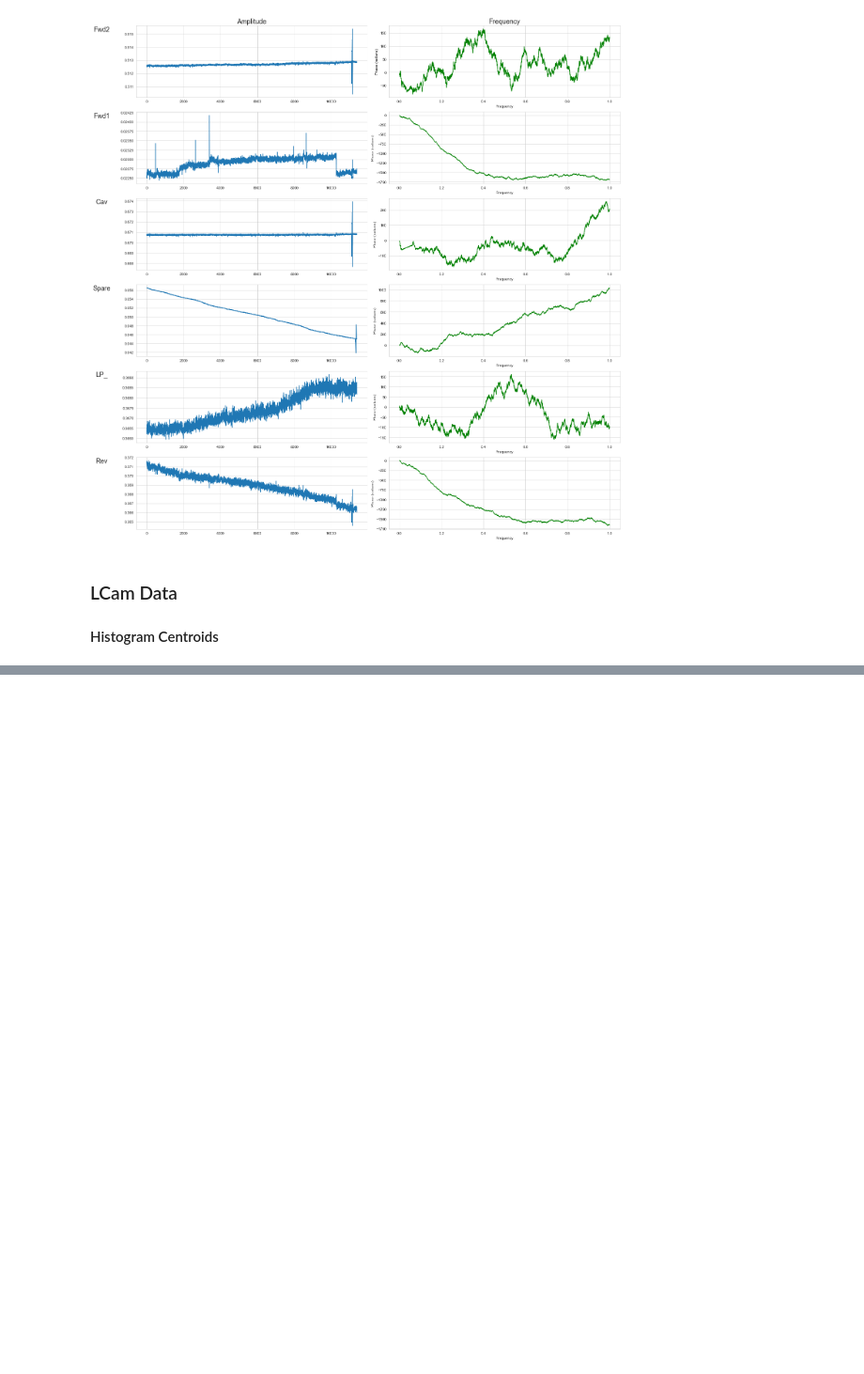
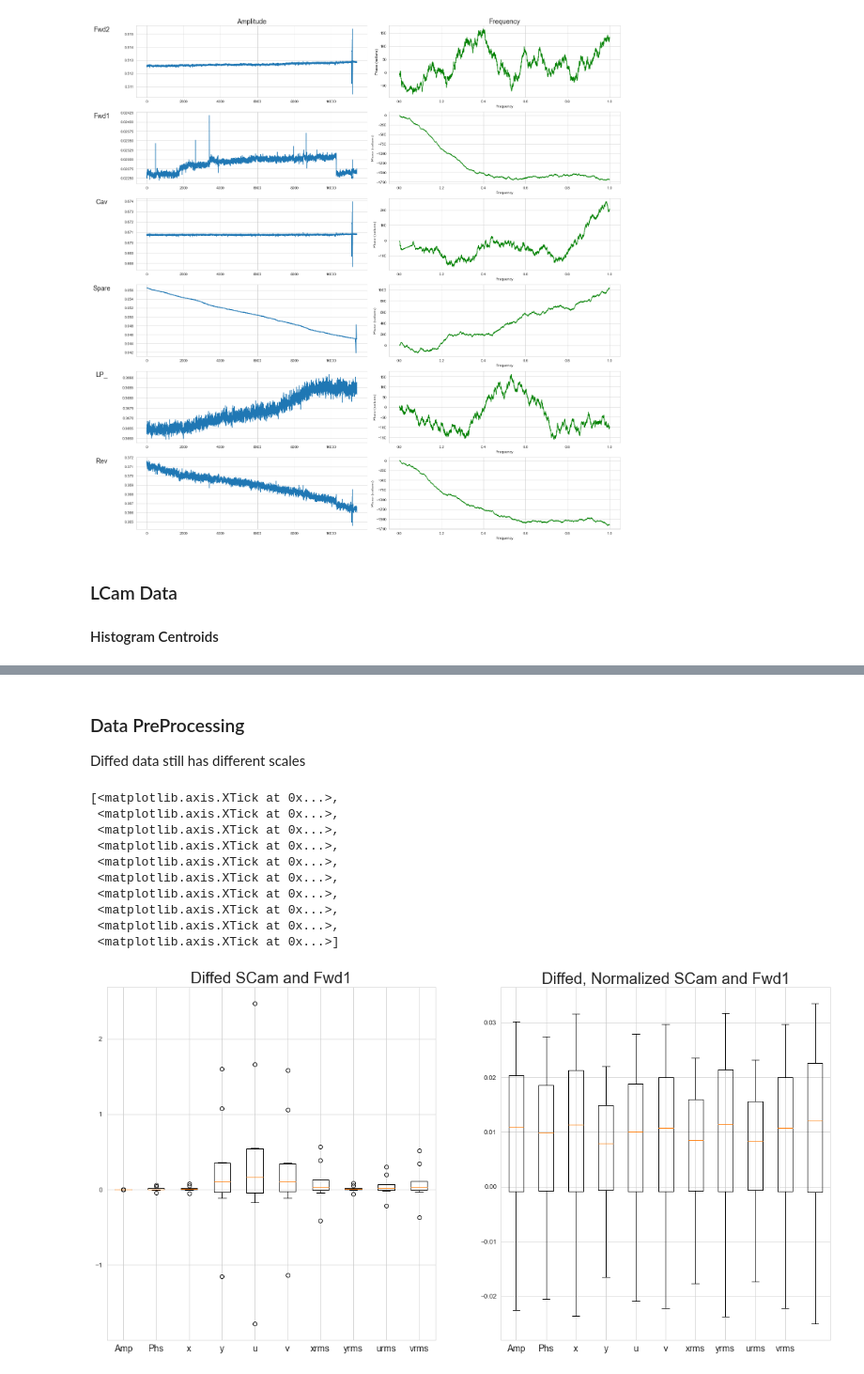
Before and after one commit to laurenmoos/marinetti, a Jupyter notebook: DataETL.ipynb, the cells around one changed output, grey strips where cells are left out. Shown at 94% size. Saved outputs shown, nothing was run; the diff lists cells and outputs as text; code cells hidden in the pictures; blank space fills up the shorter version.

Commit message:
ETL for LCam, SCam COM data

```diff
--- a/DataETL.ipynb
+++ b/DataETL.ipynb
@@ -205,0 +271,47 @@ joined.head()
+# %% [markdown]
+### Data PreProcessing
+Diffed data still has different scales
+# %%
+center = np.matrix([0.000002, -0.005998, 0.237731, -0.016951, 0.159700,-0.171462,0.053154, 0.005826, 0.025696, 0.049015])
+
+spread = np.matrix([0.000046, 0.252136, 0.320725, 6.744428, 10.392036, 6.644190, 2.399055, 0.347107, 1.252471, 2.181972])
+
+data = center.T * spread
+fig1, (ax1, ax2) = plt. subplots(1,2, figsize=(20, 10))
+ax1.set_title("Diffed SCam and Fwd1", fontsize=24)
+ax1.boxplot(data)
+
+ax1.set_xticks(range(1,11), ['Amp', 'Phs','x','y', 'u',
+        'v',
+        'xrms',
+        'yrms',
+        'urms',
+        'vrms'], fontsize=14)
+
+
+center_scaled = np.matrix([0.035549, -0.026525, 0.024062, -0.004045, 0.028095, -0.014628, 0.012278, 0.013411, 0.008152, 0.023722])
+spread_scaled = np.matrix([0.848612, 0.773232, 0.888922, 0.621013, 0.785304, 0.836289, 0.664206, 0.894245, 0.654034, 0.834974, 0.942968])
+data_scaled = center_scaled.T * spread_scaled
+
+ax2.set_title("Diffed, Normalized SCam and Fwd1", fontsize=24)
+
+ax2.boxplot(data_scaled)
+
+ax2.set_xticks(range(1,11), ['Amp', 'Phs','x','y', 'u',
+        'v',
+        'xrms',
+        'yrms',
+        'urms',
+        'vrms'], fontsize=14)
+# %% [output]
+[<matplotlib.axis.XTick at 0x...>,
+ <matplotlib.axis.XTick at 0x...>,
+ <matplotlib.axis.XTick at 0x...>,
+ <matplotlib.axis.XTick at 0x...>,
+ <matplotlib.axis.XTick at 0x...>,
+ <matplotlib.axis.XTick at 0x...>,
+ <matplotlib.axis.XTick at 0x...>,
+ <matplotlib.axis.XTick at 0x...>,
+ <matplotlib.axis.XTick at 0x...>,
+ <matplotlib.axis.XTick at 0x...>]
+[figure, added]
```
Also changed, not shown: parts of 13 cells of this notebook, 1 other file.
